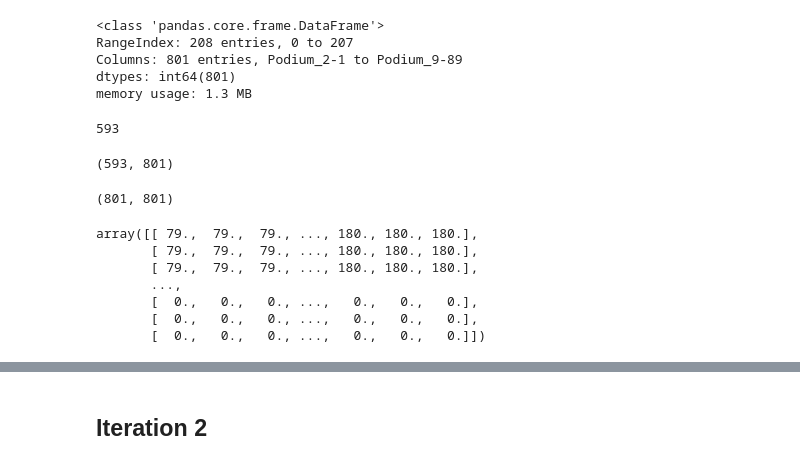
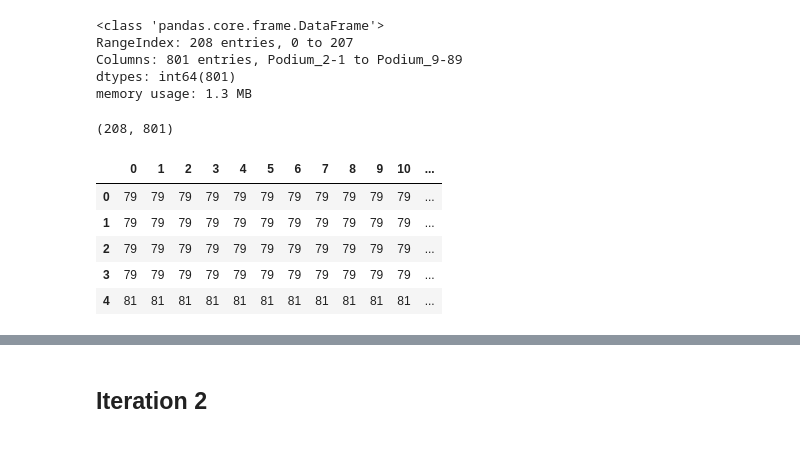
Before and after one commit to pawarrrakesh08/car_parking_project, a Jupyter notebook: experiment_munkres copy.ipynb, the cells around one changed output, grey strips where cells are left out. Drawn from its saved outputs; the diff is of its cells as text; code cells hidden in the pictures.

```diff
--- a/experiment_munkres copy.ipynb
+++ b/experiment_munkres copy.ipynb
@@ -322,32 +322,20 @@ Columns: 801 entries, Podium_2-1 to Podium_9-89
 dtypes: int64(801)
 memory usage: 1.3 MB
 # %%
-# Let' calculate the no of rows need to be added to convert parking_time_1 to square matrix
+# # Let' calculate the no of rows need to be added to convert parking_time_1 to square matrix
 
-matrix_col_1 = parking_time_1.shape[1]
-matrix_row_1 = parking_time_1.shape[0]
+# matrix_col_1 = parking_time_1.shape[1]
+# matrix_row_1 = parking_time_1.shape[0]
 
-matrix_col_1-matrix_row_1
+# matrix_col_1-matrix_row_1
-# %% [output]
-593
 # %%
-zero_rows_1 = pd.DataFrame(np.zeros((matrix_col_1-matrix_row_1, matrix_col_1)), columns=parking_time_1.columns)
-zero_rows_1.shape
+# zero_rows_1 = pd.DataFrame(np.zeros((matrix_col_1-matrix_row_1, matrix_col_1)), columns=parking_time_1.columns)
+# zero_rows_1.shape
-# %% [output]
-(593, 801)
 # %%
-parking_time_1_matrix = pd.concat([parking_time_1,zero_rows_1],axis=0)
-parking_time_1_matrix.shape
+# parking_time_1_matrix = pd.concat([parking_time_1,zero_rows_1],axis=0)
+# parking_time_1_matrix.shape
-# %% [output]
-(801, 801)
 # %%
-parking_matrix_1 = parking_time_1_matrix.values
-parking_matrix_1
+parking_matrix_1 = parking_time_1.values
+parking_matrix_1.shape
 # %% [output]
-array([[ 79.,  79.,  79., ..., 180., 180., 180.],
-       [ 79.,  79.,  79., ..., 180., 180., 180.],
-       [ 79.,  79.,  79., ..., 180., 180., 180.],
-       ...,
-       [  0.,   0.,   0., ...,   0.,   0.,   0.],
-       [  0.,   0.,   0., ...,   0.,   0.,   0.],
-       [  0.,   0.,   0., ...,   0.,   0.,   0.]])
+(208, 801)
@@ -353,0 +347,11 @@ array([[ 79.,  79.,  79., ..., 180., 180., 180.],
+# %%
+# Let's convert numpy array to dataframe
+parking_matrix_1_df = pd.DataFrame(parking_matrix_1)
+parking_matrix_1_df.head()
+# %% [output]
+|  | 0 | 1 | 2 | 3 | 4 | 5 | 6 | 7 | 8 | 9 | 10 | ... |
+| 0 | 79 | 79 | 79 | 79 | 79 | 79 | 79 | 79 | 79 | 79 | 79 | ... |
+| 1 | 79 | 79 | 79 | 79 | 79 | 79 | 79 | 79 | 79 | 79 | 79 | ... |
+| 2 | 79 | 79 | 79 | 79 | 79 | 79 | 79 | 79 | 79 | 79 | 79 | ... |
+| 3 | 79 | 79 | 79 | 79 | 79 | 79 | 79 | 79 | 79 | 79 | 79 | ... |
+| 4 | 81 | 81 | 81 | 81 | 81 | 81 | 81 | 81 | 81 | 81 | 81 | ... |
```
Also changed, not shown: parts of 79 cells of this notebook.
